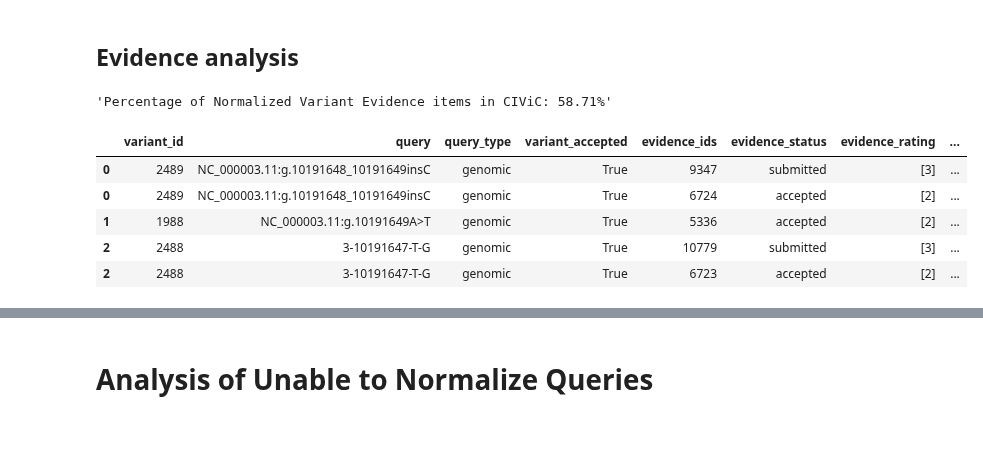
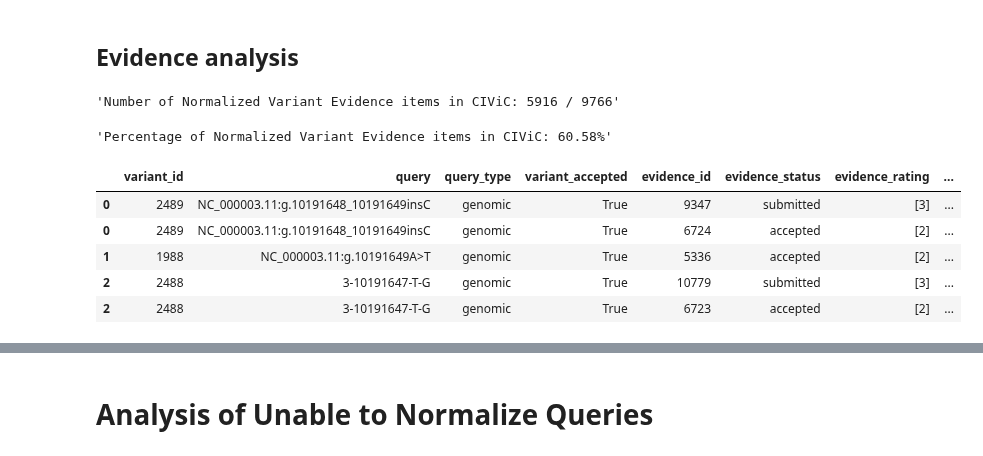
Before and after one commit to cancervariants/variation-normalization, a Jupyter notebook: notebooks/analysis/civic/civic_evidence_analysis.ipynb, the cells around one changed output, grey strips where cells are left out. Saved outputs shown, nothing was run; the diff lists cells and outputs as text; code cells hidden in the pictures.

```diff
--- a/notebooks/analysis/civic/civic_evidence_analysis.ipynb
+++ b/notebooks/analysis/civic/civic_evidence_analysis.ipynb
@@ -73,7 +103,7 @@ f"Percentage of accepted Normalized Variants: {percentage_accepted_normalized_va
 
 Evidence items are linked to the molecular profiles associated with variant items. To pull evidence IDs, need to use molecular profiles. For more information on the structure of a variant item
 # %%
-normalized_variants_evidence_ids = []
+normalized_variants_evidence_id = []
 
 for v in normalized_variant_id_list:
     variant_evidence_id_list = []
@@ -88,8 +118,8 @@ for v in normalized_variant_id_list:
 
             variant_evidence_id_list = variant_evidence_id_list or ""
 
-    normalized_variants_evidence_ids.append(variant_evidence_id_list)
+    normalized_variants_evidence_id.append(variant_evidence_id_list)
 
-normalized_queries_df["evidence_ids"] = normalized_variants_evidence_ids
+normalized_queries_df["evidence_id"] = normalized_variants_evidence_id
 normalized_queries_df.head()
 # %% [output]
@@ -102,6 +132,6 @@ normalized_queries_df.head()
 # %% [markdown]
 ## List of Evidence ID's of Normalized Variants
 # %%
-normalized_queries_df = normalized_queries_df.explode(column="evidence_ids")
+normalized_queries_df = normalized_queries_df.explode(column="evidence_id")
 normalized_queries_df.head()
 # %% [output]
@@ -112,7 +142,7 @@ normalized_queries_df.head()
 | 2 | 2488 | 3-10191647-T-G | genomic | True | 10779 |
 | 2 | 2488 | 3-10191647-T-G | genomic | True | 6723 |
 # %%
-normalized_variant_evidence_id_list = list(normalized_queries_df["evidence_ids"])
+normalized_variant_evidence_id_list = list(normalized_queries_df["evidence_id"])
 # %% [markdown]
 ## Import evidence status, rating, and level associated with a specific evidence ID
     please see the CIViC documentation for evidence item attribute decriptions (https://civic.readthedocs.io/en/latest/model/evidence.html)
@@ -158,0 +207,3 @@ normalized_queries_df.head()
+# %%
+normalized_queries_df = normalized_queries_df.drop(normalized_queries_df[normalized_queries_df.evidence_status == "rejected"].index)
+normalized_queries_df
@@ -159,8 +226,13 @@ normalized_queries_df.head()
 # %% [markdown]
 ## Evidence analysis
+# %%
+total_number_normalized_variant_unique_evidence_items = len(set(normalized_queries_df.evidence_id))
+normalized_fraction_evidence_items = f'{total_number_normalized_variant_unique_evidence_items} / {total_number_evidences}'
+f"Number of Normalized Variant Evidence items in CIViC: {normalized_fraction_evidence_items}"
+# %% [output]
+'Number of Normalized Variant Evidence items in CIViC: 5916 / 9766'
 # %%
-total_number_normalized_variant_unique_evidence_items = len(set(normalized_queries_df.evidence_ids))
-normalized_percentage_evidence_items = "{:.2f}".format(total_number_normalized_variant_unique_evidence_items/total_number_evidences*100)
-f"Percentage of Normalized Variant Evidence items in CIViC: {normalized_percentage_evidence_items}%"
+normalized_percentage_evidence_items = "{:.2f}".format(total_number_normalized_variant_unique_evidence_items/total_number_evidences*100) + '%'
+f"Percentage of Normalized Variant Evidence items in CIViC: {normalized_percentage_evidence_items}"
 # %% [output]
-'Percentage of Normalized Variant Evidence items in CIViC: 58.71%'
+'Percentage of Normalized Variant Evidence items in CIViC: 60.58%'
@@ -169,8 +239,8 @@ normalized_queries_df['evidence_status'] = normalized_queries_df['evidence_statu
 # %%
-normalized_queries_df['evidence_accepted'] = normalized_queries_df.evidence_status.map({'accepted':True ,'submitted':False, 'rejected':False})
+normalized_queries_df['evidence_accepted'] = normalized_queries_df.evidence_status.map({'accepted':True ,'submitted':False})
 normalized_queries_df.head()
 # %% [output]
-|  | variant_id | query | query_type | variant_accepted | evidence_ids | evidence_status | evidence_rating | ... |
+|  | variant_id | query | query_type | variant_accepted | evidence_id | evidence_status | evidence_rating | ... |
 | 0 | 2489 | NC_000003.11:g.10191648_10191649insC | genomic | True | 9347 | submitted | [3] | ... |
 | 0 | 2489 | NC_000003.11:g.10191648_10191649insC | genomic | True | 6724 | accepted | [2] | ... |
 | 1 | 1988 | NC_000003.11:g.10191649A>T | genomic | True | 5336 | accepted | [2] | ... |
```
Also changed, not shown: parts of 120 cells of this notebook.
